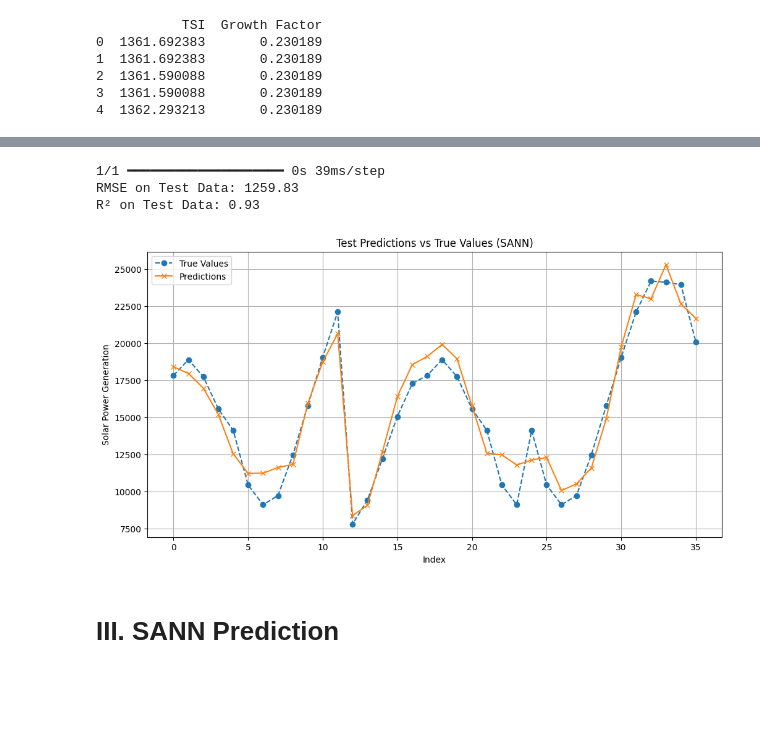
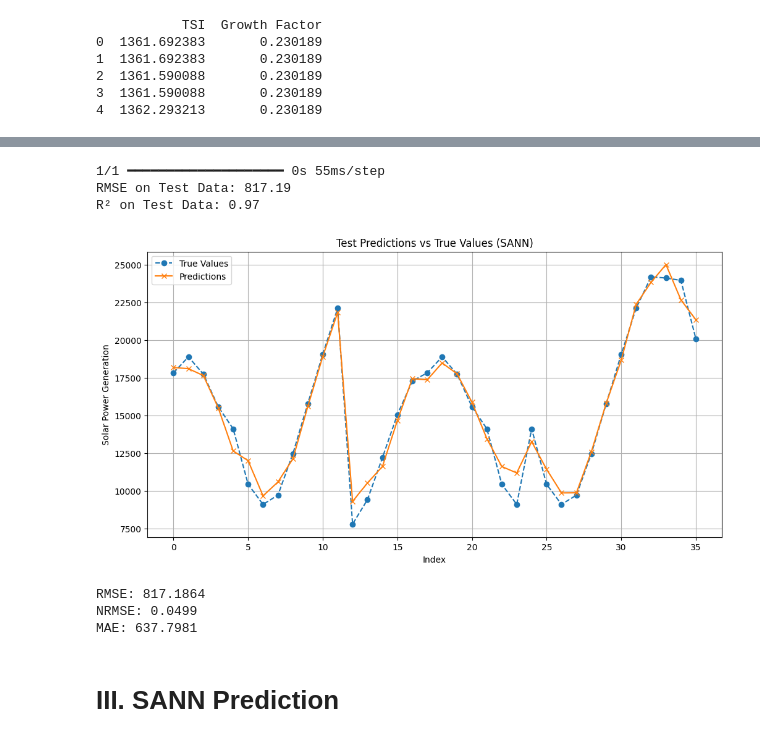
Before and after one commit to braykzmi/solar_forecasting, a Jupyter notebook: seasonalNN.ipynb, the cells around one changed output, grey strips where cells are left out. Drawn from its saved outputs; the diff is of its cells as text; code cells hidden in the pictures; blank space fills up the shorter version.

```diff
--- a/seasonalNN.ipynb
+++ b/seasonalNN.ipynb
@@ -147,6 +147,13 @@ utility_gen_scaled = scaler_y.fit_transform(utility_gen_values.reshape(-1, 1))
 # Scale exogenous features
 scaler_X = MinMaxScaler()
 features_scaled = scaler_X.fit_transform(features_utility)
+
+# Parameters
+seasonal_period = 12
+hidden_nodes = 64
+epochs = 150
+batch_size = 16
+future_steps = 12
 # %%
 # Create lagged features and targets, including exogenous variables
 X, y = [], []
@@ -169,16 +176,24 @@ from sklearn.model_selection import train_test_split
 X_train, X_test, y_train, y_test = train_test_split(X, y, test_size=0.25, random_state=42)
 # %%
-# Create lagged features and targets for the train set
+# Create lagged features and targets, including exogenous variables
 X_train, y_train = [], []
-for i in range(seasonal_period, len(train_scaled) - seasonal_period + 1):
-    lagged_features = train_scaled[i - seasonal_period:i][::-1].flatten()
-    exogenous_features = features_train_scaled[i]
-    combined_features = np.concatenate((lagged_features, exogenous_features))
+for i in range(seasonal_period, len(utility_gen_scaled) - seasonal_period + 1):
+    # Lagged features (reversed seasonal window)
+    lagged_features = utility_gen_scaled[i - seasonal_period:i][::-1]
+    # Exogenous features
+    exogenous_features = features_scaled[i]
+    # Combine lagged and exogenous features
+    combined_features = np.concatenate((lagged_features.flatten(), exogenous_features))
     X_train.append(combined_features)
-    y_train.append(train_scaled[i:i + seasonal_period])
+    # Target values (next seasonal_period steps)
+    y_train.append(utility_gen_scaled[i:i + seasonal_period])
 
 X_train = np.array(X_train)
 y_train = np.array(y_train)
+
+# Prepare input sequence for forecasting
+input_seq_for_test = np.concatenate((utility_gen_scaled[-seasonal_period:][::-1].flatten(), features_scaled[-1]))
+input_seq_for_test = input_seq_for_test.reshape(1, -1)
 # %%
 # Define the neural network model
 input_dim = X_train.shape[1]  # Includes lagged features + exogenous variables
@@ -188,6 +203,6 @@ model.add(Dense(seasonal_period, activation='linear'))
 model.compile(optimizer='adam', loss='mse')
 
 # Train the model
-history = model.fit(X_train, y_train, epochs=epochs, batch_size=batch_size, validation_data=(X_test, y_test), verbose=1)
+model.fit(X_train, y_train, epochs=epochs, batch_size=batch_size, verbose=1)
 # %% [output]
 Epoch 1/150
@@ -216,32 +232,41 @@ y_pred_test = model.predict(X_test)
 y_pred_test_inverse = scaler_y.inverse_transform(y_pred_test.reshape(-1, 1)).flatten()
 y_test_inverse = scaler_y.inverse_transform(y_test.reshape(-1, 1)).flatten()
 
-# Calculate performance metrics
-from sklearn.metrics import mean_squared_error, r2_score
-
-rmse = mean_squared_error(y_test_inverse, y_pred_test_inverse, squared=False)
+rmse = root_mean_squared_error(y_test_inverse, y_pred_test_inverse)
 r2 = r2_score(y_test_inverse, y_pred_test_inverse)
 
 print(f"RMSE on Test Data: {rmse:.2f}")
 print(f"R² on Test Data: {r2:.2f}")
 # %% [output]
-1/1 ━━━━━━━━━━━━━━━━━━━━ 0s 39ms/step
-RMSE on Test Data: 1259.83
-R² on Test Data: 0.93
+1/1 ━━━━━━━━━━━━━━━━━━━━ 0s 55ms/step
+RMSE on Test Data: 817.19
+R² on Test Data: 0.97
 # %%
 # Visualization: Test predictions vs real values
 plt.figure(figsize=(12, 6))
 plt.plot(range(len(y_test_inverse)), y_test_inverse, label='True Values', linestyle='--', marker='o')
 plt.plot(range(len(y_pred_test_inverse)), y_pred_test_inverse, label='Predictions', linestyle='-', marker='x')
 
 plt.xlabel('Index')
 plt.ylabel('Solar Power Generation')
 plt.title('Test Predictions vs True Values (SANN)')
 plt.legend()
 plt.grid(True)
 plt.show()
+
+# Calculate metrics for SANN
+rmse = root_mean_squared_error(y_test_inverse, y_pred_test_inverse)
+nrmse = rmse / (np.max(y_test_inverse) - np.min(y_test_inverse))
+mae = mean_absolute_error(y_test_inverse, y_pred_test_inverse)
+
+print(f"RMSE: {rmse:.4f}")
+print(f"NRMSE: {nrmse:.4f}")
+print(f"MAE: {mae:.4f}")
 # %% [output]
-[figure, old version]
+[figure, new version]
+RMSE: 817.1864
+NRMSE: 0.0499
+MAE: 637.7981
 # %% [markdown]
 # III. SANN Prediction
 # %% [markdown]
```
Also changed, not shown: parts of 10 cells of this notebook, 5 other files.
